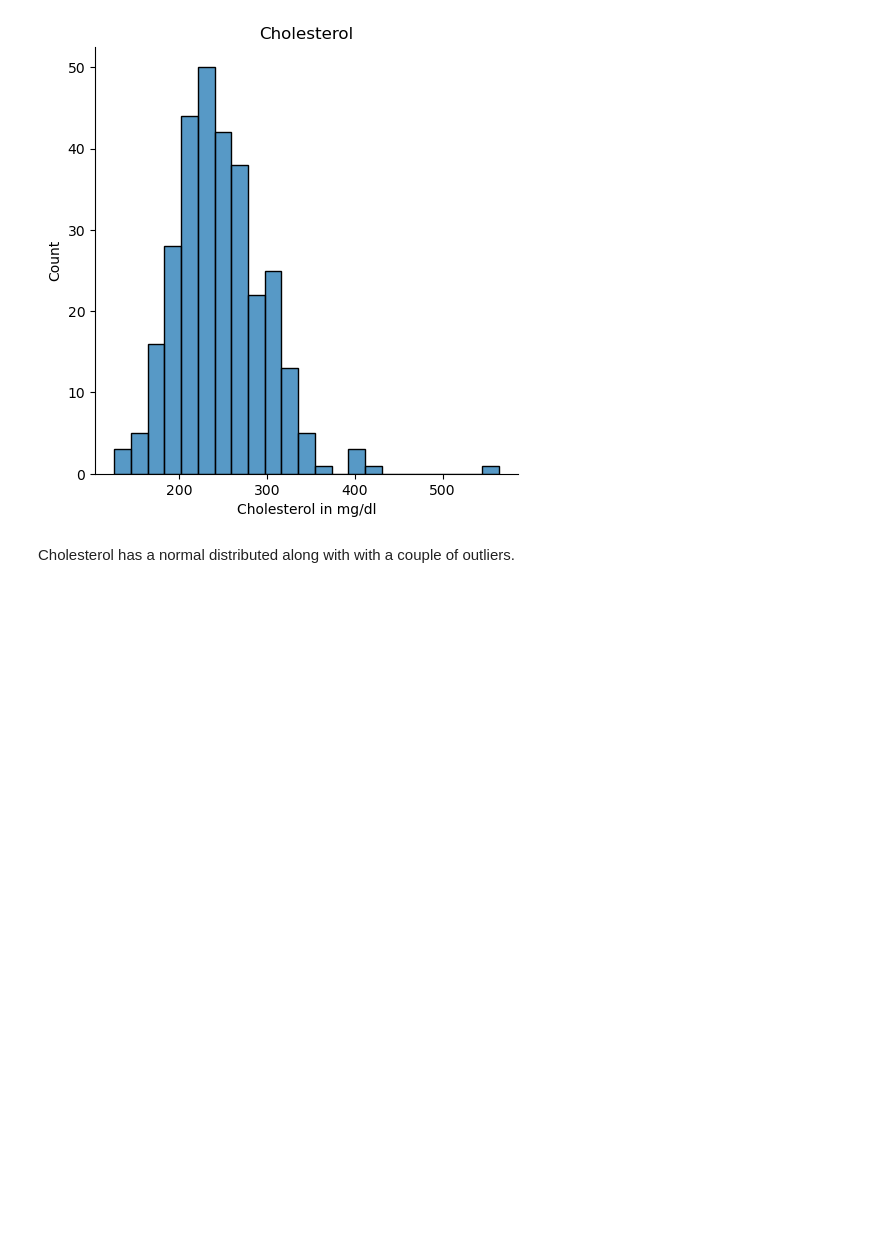
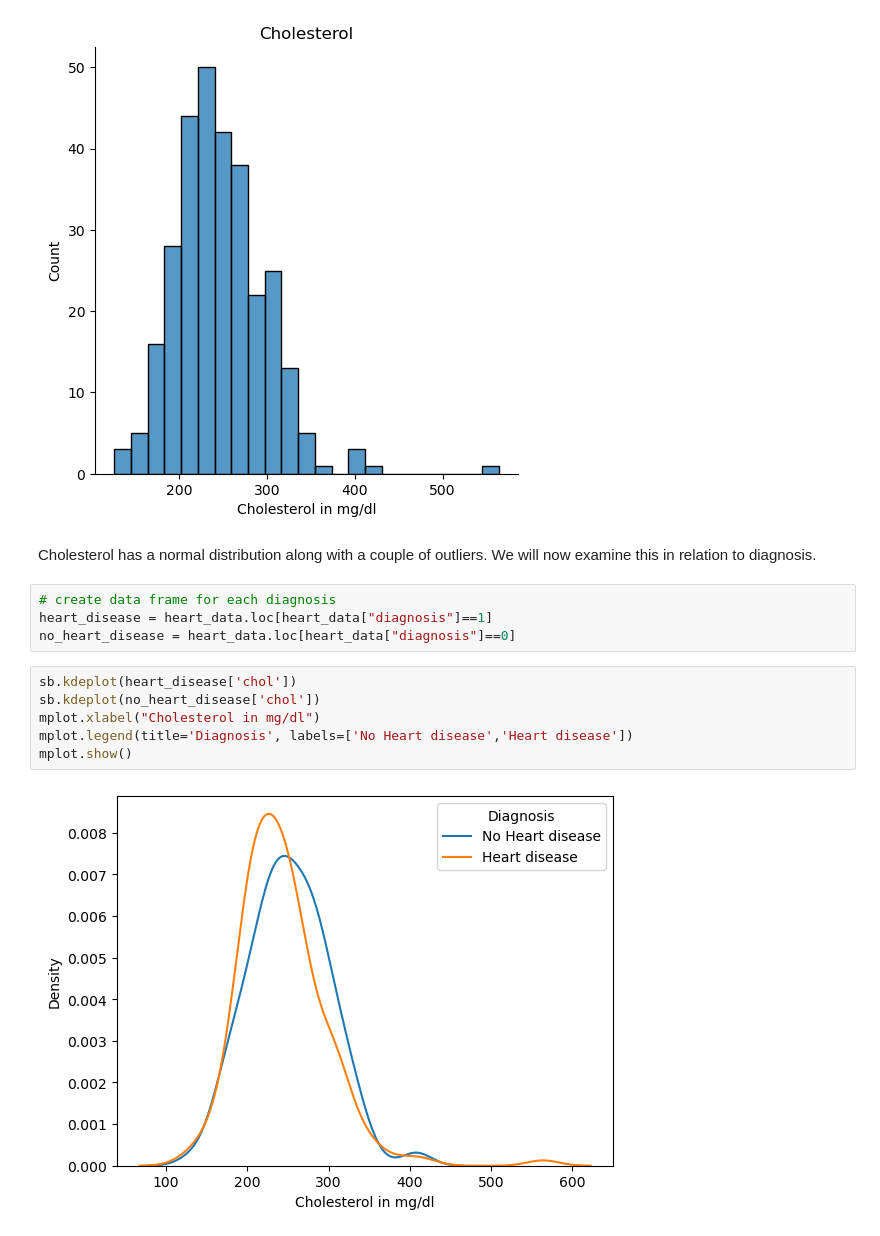
Before and after one commit to frankquinn89/PROGRAMMING_FOR_DATA_ANALYSIS, a Jupyter notebook: project.ipynb, the cells around one changed output. Saved outputs shown, nothing was run; the diff lists cells and outputs as text; blank space fills up the shorter version.

```diff
--- a/project.ipynb
+++ b/project.ipynb
@@ -415,4 +415,16 @@ mplot.show()
 # %% [output]
 [figure]
 # %% [markdown]
-Cholesterol has a normal distributed along with with a couple of outliers.
+Cholesterol has a normal distribution along with a couple of outliers. We will now examine this in relation to diagnosis.
+# %%
+# create data frame for each diagnosis
+heart_disease = heart_data.loc[heart_data["diagnosis"]==1]
+no_heart_disease = heart_data.loc[heart_data["diagnosis"]==0]
+# %%
+sb.kdeplot(heart_disease['chol'])
+sb.kdeplot(no_heart_disease['chol'])
+mplot.xlabel("Cholesterol in mg/dl")
+mplot.legend(title='Diagnosis', labels=['No Heart disease','Heart disease'])
+mplot.show()
+# %% [output]
+[figure, added]
```
